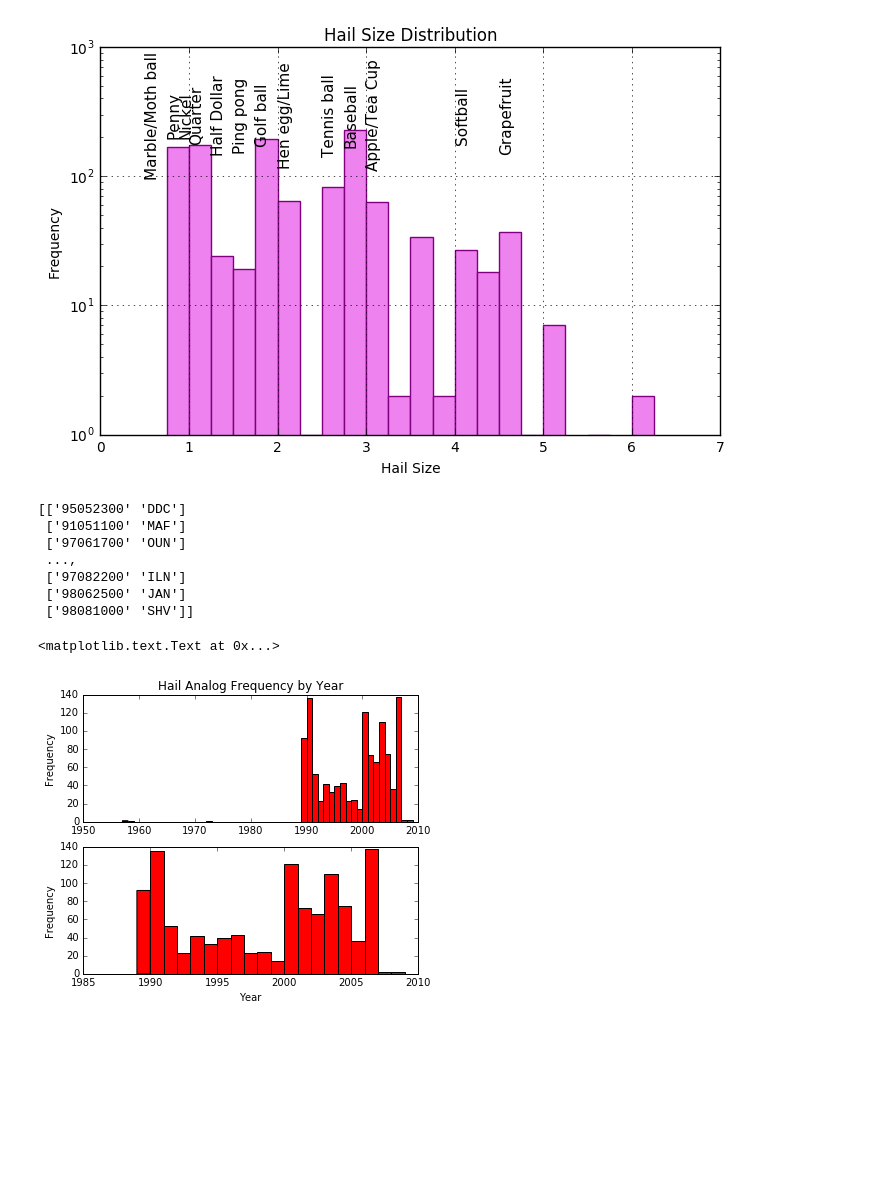
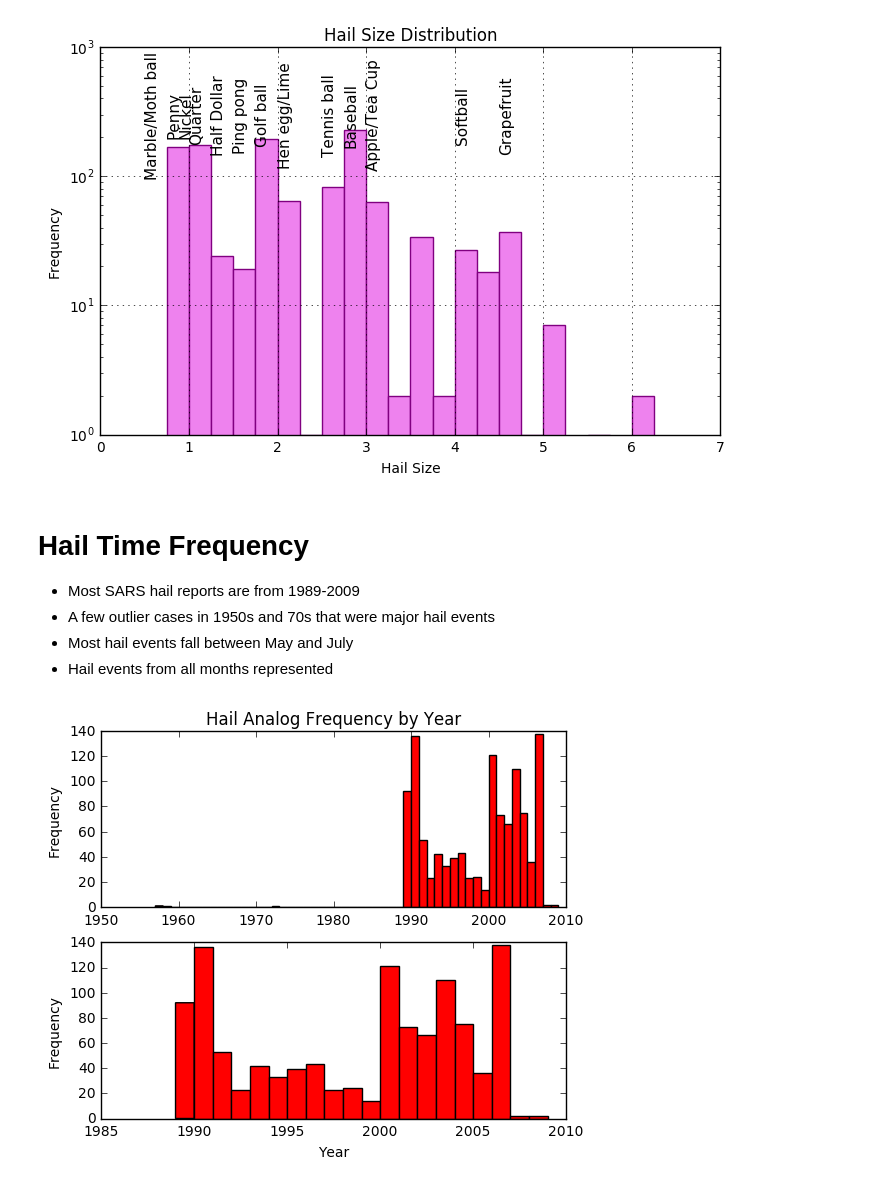
Before and after one commit to djgagne/ou_grad_5203_fall_2016, a Jupyter notebook: gagne_analytics_lecture.ipynb, the cells around one changed output. Drawn from its saved outputs; the diff is of its cells as text; code cells hidden in the pictures; blank space fills up the shorter version.

```diff
--- a/gagne_analytics_lecture.ipynb
+++ b/gagne_analytics_lecture.ipynb
@@ -97,32 +99,29 @@ ax = plt.gca()
 ax.set_yscale("log")
 # %% [output]
 [figure]
+# %% [markdown]
+# Hail Time Frequency
+* Most SARS hail reports are from 1989-2009
+* A few outlier cases in 1950s and 70s that were major hail events
+* Most hail events fall between May and July
+* Hail events from all months represented
 # %%
 date_raob = np.vstack(hail_data["DATE/RAOB"].str.split(".").values)
-print(date_raob)
 date_list = [datetime.strptime(d, "%y%m%d%H") for d in date_raob[:, 0]]
 date_list = [datetime(d.year-100, d.month, d.day) if d.year > 2016 else d for d in date_list]
 hail_data["date"] = pd.DatetimeIndex(date_list)
 hail_data["raob"] = date_raob[:, 1]
 plt.figure(figsize=(6, 5))
 plt.subplot(2,1,1)
 plt.hist(pd.DatetimeIndex(hail_data["date"]).year, bins=np.arange(1957, 2010), color="red")
 plt.ylabel("Frequency")
 plt.title("Hail Analog Frequency by Year")
 plt.subplot(2,1,2)
 plt.hist(pd.DatetimeIndex(hail_data["date"]).year, bins=np.arange(1989, 2010), color="red")
 plt.xlabel("Year")
-plt.ylabel("Frequency")
+outtext = plt.ylabel("Frequency")
 # %% [output]
-[['95052300' 'DDC']
- ['91051100' 'MAF']
- ['97061700' 'OUN']
- ...,
- ['97082200' 'ILN']
- ['98062500' 'JAN']
- ['98081000' 'SHV']]
-<matplotlib.text.Text at 0x...>
-[figure, old version]
+[figure, new version]
 # %%
 plt.hist(pd.DatetimeIndex(hail_data["date"]).month, bins=np.arange(1, 13), color="red")
 plt.xlim(1, 12)
```
Also changed, not shown: parts of 23 cells of this notebook, 3 other files.
